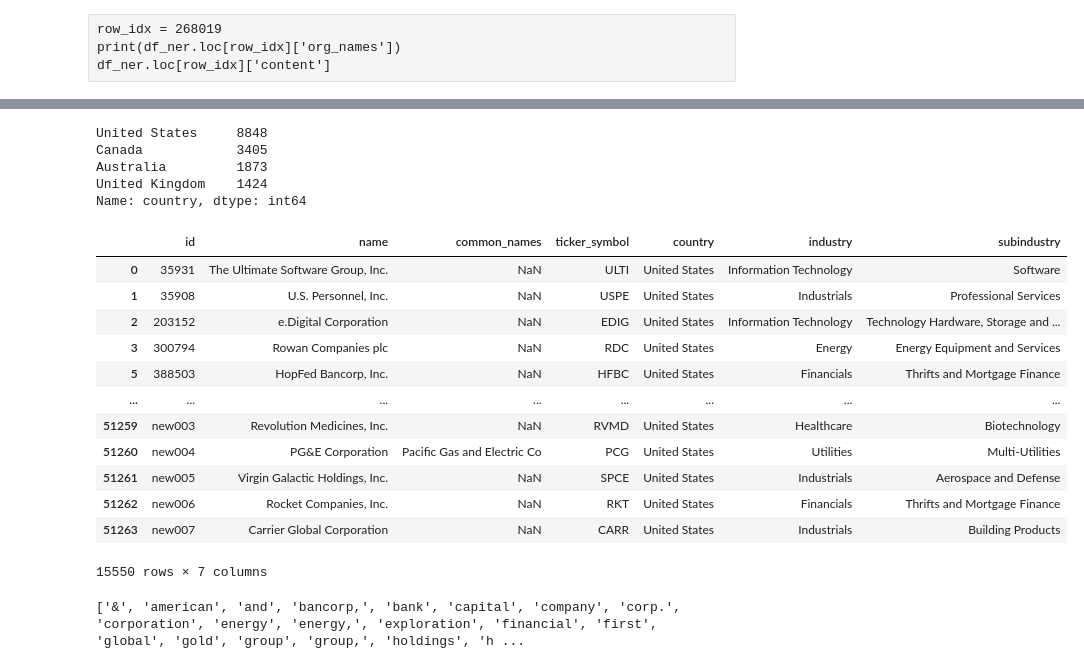
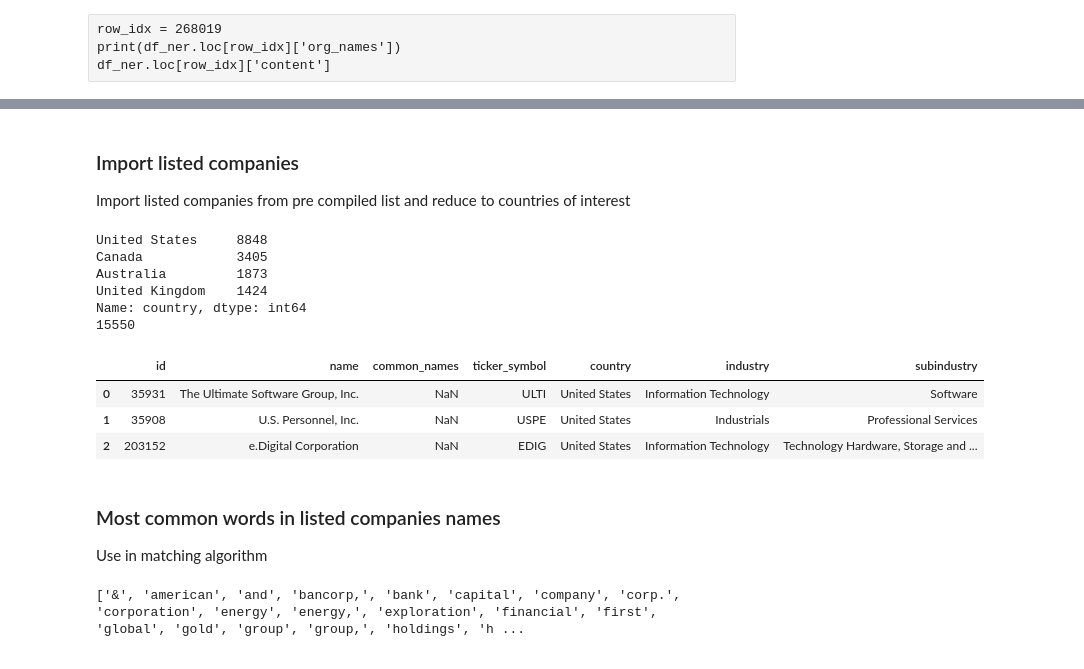
Before and after one commit to TraceyEtheridge/Thesis, a Jupyter notebook: Covid_Articles_NER.ipynb, the cells around one changed output, grey strips where cells are left out. Drawn from its saved outputs; the diff is of its cells as text; code cells hidden in the pictures.

```diff
--- a/Covid_Articles_NER.ipynb
+++ b/Covid_Articles_NER.ipynb
@@ -302,36 +266,45 @@ Potential Rule
+# %% [markdown]
+### Import listed companies
+
+Import listed companies from pre compiled list and reduce to countries of interest
 # %%
-# Import listed companies
-filepath_companies = './data/company_names_listed.xlsx'
-companies_list = pd.read_excel(filepath_companies, sheet_name = 'company_names')
+def load_listed_companies(file_path, sheet_name, countries):
 
-# Drop companies names that are 2 or 3 characters long
-companies_list = companies_list.drop(labels = companies_list[companies_list['name'].str.len() < 4].index)
+    companies_list = pd.read_excel(file_path, sheet_name = sheet_name)
 
-# Countries of interest
-countries_included = ['United States', 'Canada', 'Australia', 'United Kingdom']
-companies_list = companies_list[companies_list['country'].isin(countries_included)]
+    # Drop companies names that are 2 or 3 characters long
+    companies_list = companies_list.drop(labels = companies_list[companies_list['name'].str.len() < 4].index)
 
-companies_list['country'].value_counts()
+    # Countries of interest
+    companies_list = companies_list[companies_list['country'].isin(countries)]
+
+    return companies_list
-# %% [output]
-United States     8848
-Canada            3405
-Australia         1873
-United Kingdom    1424
-Name: country, dtype: int64
+# %%
+# Import listed companies
+filepath_companies = './data/company_names_listed.xlsx'
+sheet_name = 'company_names'
+countries_included = ['United States', 'Canada', 'Australia', 'United Kingdom']
+
+companies_list = load_listed_companies(filepath_companies, sheet_name, countries_included)
+
+print(companies_list['country'].value_counts())
+print(len(companies_list))
+# %% [output]
+United States     8848
+Canada            3405
+Australia         1873
+United Kingdom    1424
+Name: country, dtype: int64
+15550
 # %%
-companies_list
+companies_list.head(3)
 # %% [output]
 |  | id | name | common_names | ticker_symbol | country | industry | subindustry |
 | 0 | 35931 | The Ultimate Software Group, Inc. | NaN | ULTI | United States | Information Technology | Software |
 | 1 | 35908 | U.S. Personnel, Inc. | NaN | USPE | United States | Industrials | Professional Services |
 | 2 | 203152 | e.Digital Corporation | NaN | EDIG | United States | Information Technology | Technology Hardware, Storage and ... |
-| 3 | 300794 | Rowan Companies plc | NaN | RDC | United States | Energy | Energy Equipment and Services |
-| 5 | 388503 | HopFed Bancorp, Inc. | NaN | HFBC | United States | Financials | Thrifts and Mortgage Finance |
-| ... | ... | ... | ... | ... | ... | ... | ... |
-| 51259 | new003 | Revolution Medicines, Inc. | NaN | RVMD | United States | Healthcare | Biotechnology |
-| 51260 | new004 | PG&E Corporation | Pacific Gas and Electric Co | PCG | United States | Utilities | Multi-Utilities |
-| 51261 | new005 | Virgin Galactic Holdings, Inc. | NaN | SPCE | United States | Industrials | Aerospace and Defense |
-| 51262 | new006 | Rocket Companies, Inc. | NaN | RKT | United States | Financials | Thrifts and Mortgage Finance |
-| 51263 | new007 | Carrier Global Corporation | NaN | CARR | United States | Industrials | Building Products |
-15550 rows × 7 columns
+# %% [markdown]
+### Most common words in listed companies names
+
+Use in matching algorithm
 # %%
```
Also changed, not shown: parts of 50 cells of this notebook, 2 other files.
